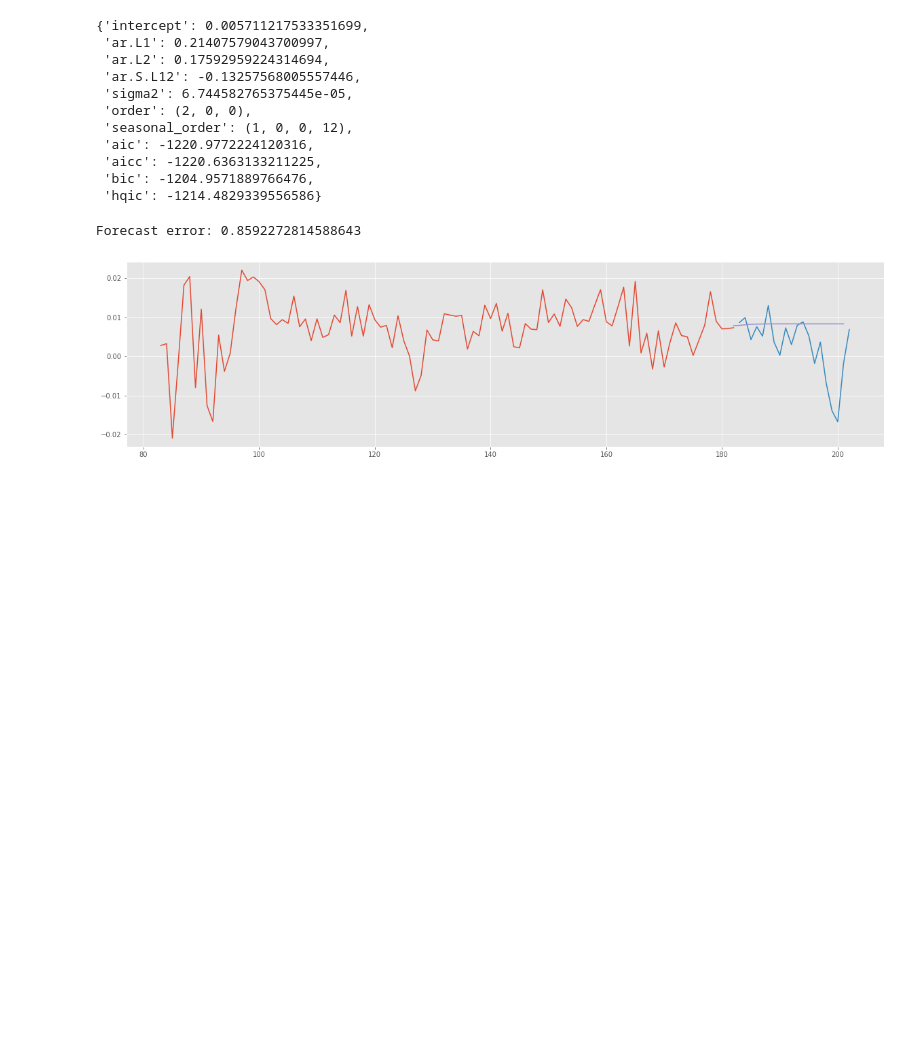
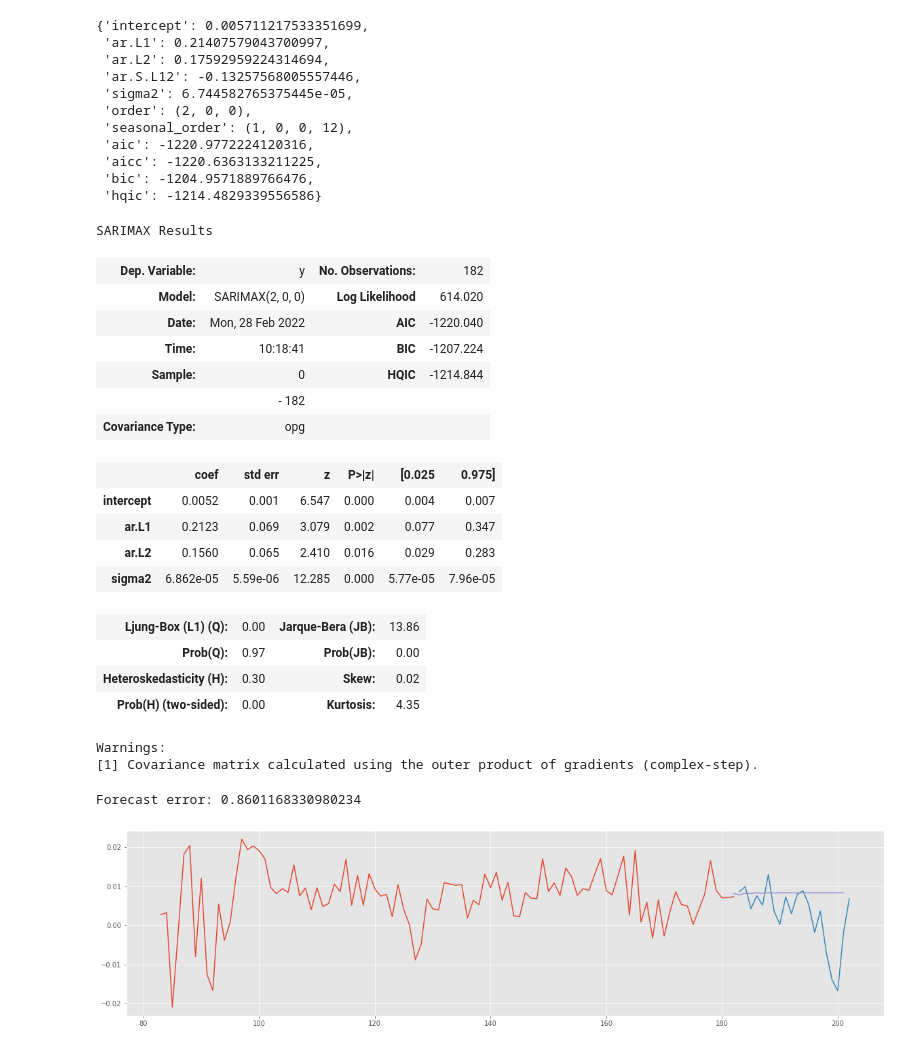
Before and after one commit to Pyatachokk/hse_ts_course, a Jupyter notebook: 2021-spring/seminars/sem_7.ipynb, the cells around one changed output. Saved outputs shown, nothing was run; the diff lists cells and outputs as text; code cells hidden in the pictures; blank space fills up the shorter version.

```diff
--- a/2021-spring/seminars/sem_7.ipynb
+++ b/2021-spring/seminars/sem_7.ipynb
@@ -112,9 +154,31 @@ forecaster.get_fitted_params()
  'aicc': -1220.6363133211225,
  'bic': -1204.9571889766476,
  'hqic': -1214.4829339556586}
+# %%
+forecaster.summary()
+# %% [output]
+SARIMAX Results
+| Dep. Variable: | y | No. Observations: | 182 |
+| Model: | SARIMAX(2, 0, 0) | Log Likelihood | 614.020 |
+| Date: | Mon, 28 Feb 2022 | AIC | -1220.040 |
+| Time: | 10:18:41 | BIC | -1207.224 |
+| Sample: | 0 | HQIC | -1214.844 |
+|  | - 182 |  |  |
+| Covariance Type: | opg |  |  |
+|  | coef | std err | z | P>|z| | [0.025 | 0.975] |
+| intercept | 0.0052 | 0.001 | 6.547 | 0.000 | 0.004 | 0.007 |
+| ar.L1 | 0.2123 | 0.069 | 3.079 | 0.002 | 0.077 | 0.347 |
+| ar.L2 | 0.1560 | 0.065 | 2.410 | 0.016 | 0.029 | 0.283 |
+| sigma2 | 6.862e-05 | 5.59e-06 | 12.285 | 0.000 | 5.77e-05 | 7.96e-05 |
+| Ljung-Box (L1) (Q): | 0.00 | Jarque-Bera (JB): | 13.86 |
+| Prob(Q): | 0.97 | Prob(JB): | 0.00 |
+| Heteroskedasticity (H): | 0.30 | Skew: | 0.02 |
+| Prob(H) (two-sided): | 0.00 | Kurtosis: | 4.35 |
+Warnings:
+[1] Covariance matrix calculated using the outer product of gradients (complex-step).
 # %%
 fh = list(range(len(test)))
-forecaster = ARIMA(order=(2,0,0))
+forecaster = ARIMA(order=(2,0,2))
 forecaster.fit(train)
 prediction = forecaster.predict(fh=fh)
 
@@ -123,5 +187,5 @@ test.plot()
 prediction.plot()
 print(f'Forecast error: {mean_absolute_percentage_error(test, prediction)}')
 # %% [output]
-Forecast error: 0.8592272814588643
+Forecast error: 0.8601168330980234
 [figure]
```
Also changed, not shown: parts of 9 cells of this notebook, 3 other files.
